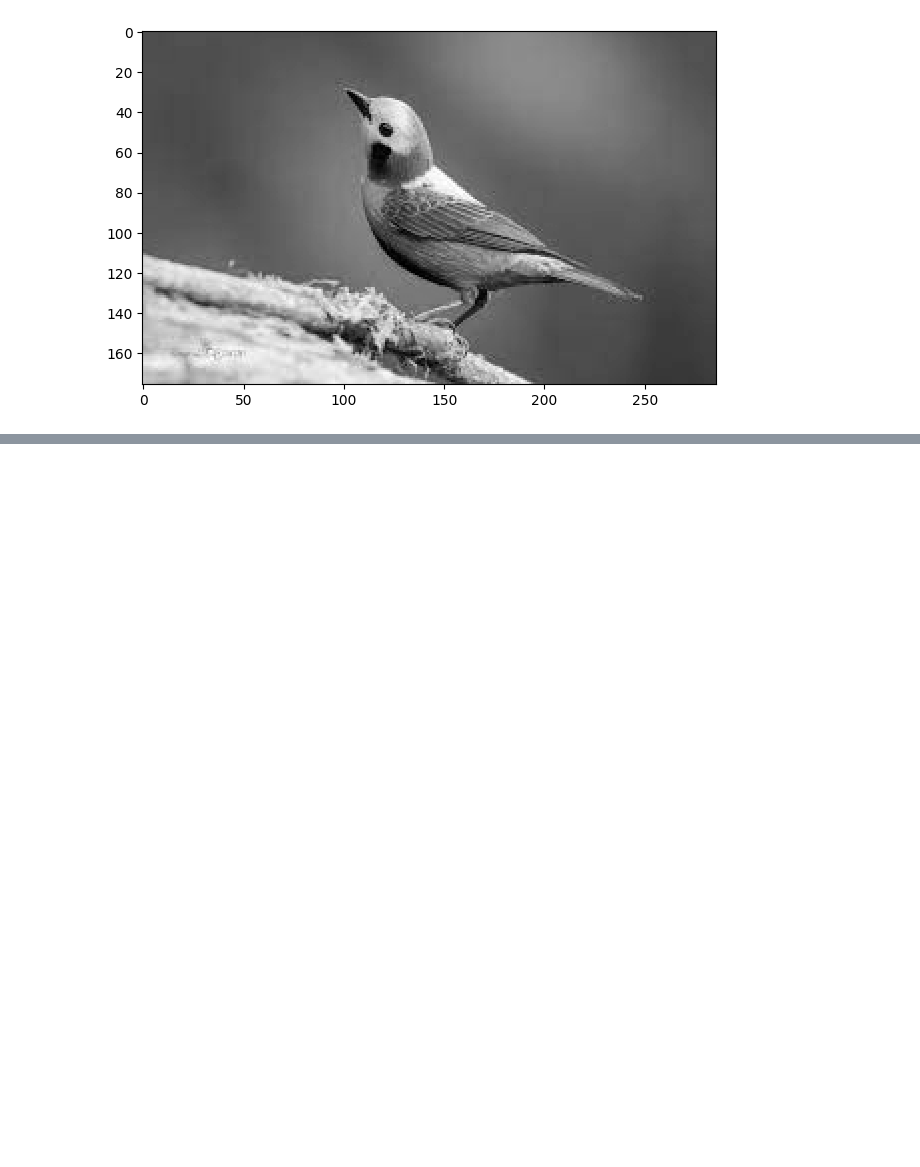
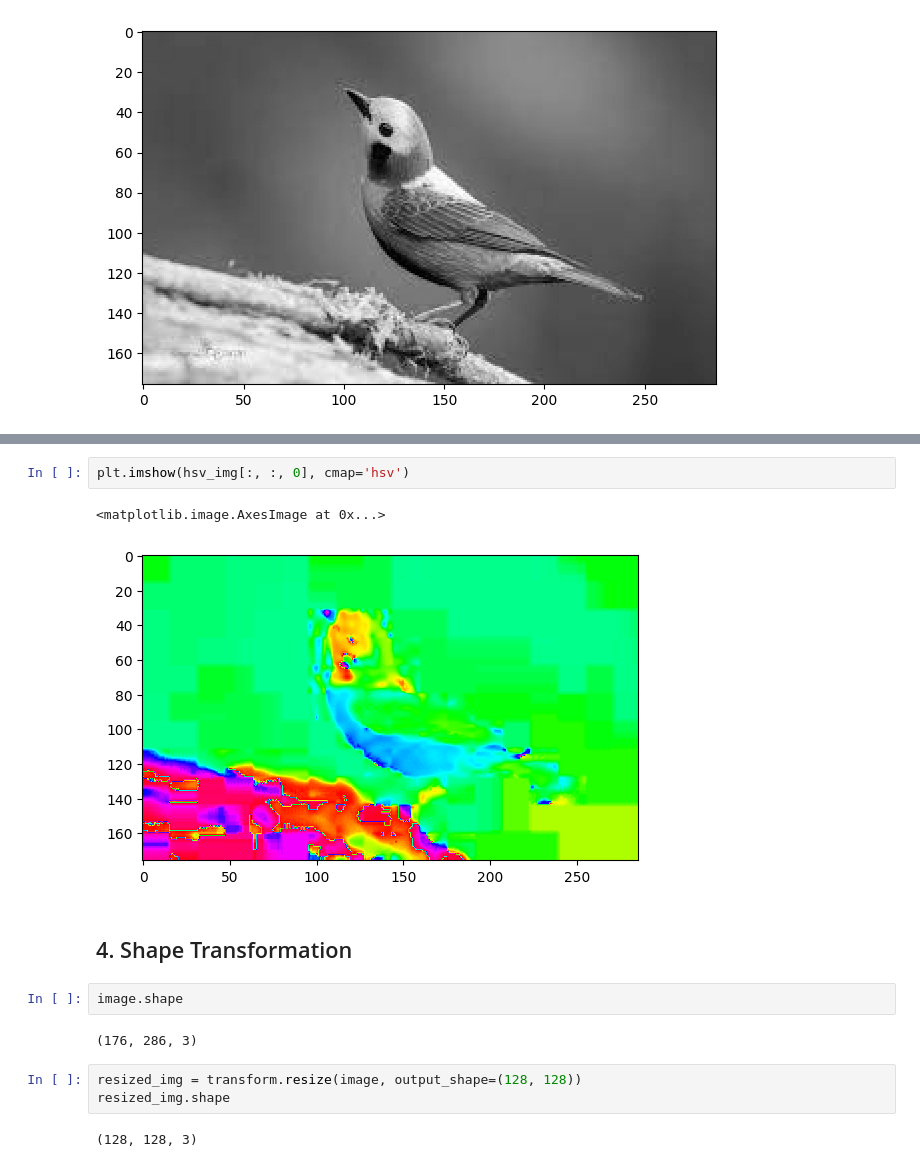
Before and after one commit to raihan-ahmed-dip/MLDS_1020, a Jupyter notebook: Image_Processing/image_processing.ipynb, the cells around one changed output, grey strips where cells are left out. Drawn from its saved outputs; the diff is of its cells as text; blank space fills up the shorter version.

```diff
--- a/Image_Processing/image_processing.ipynb
+++ b/Image_Processing/image_processing.ipynb
@@ -84,0 +128,16 @@ io.imshow(image)
+# %%
+plt.imshow(hsv_img[:, :, 0], cmap='hsv')
+# %% [output]
+<matplotlib.image.AxesImage at 0x...>
+[figure, added]
+# %% [markdown]
+## 4. Shape Transformation
+# %%
+image.shape
+# %% [output]
+(176, 286, 3)
+# %%
+resized_img = transform.resize(image, output_shape=(128, 128))
+resized_img.shape
+# %% [output]
+(128, 128, 3)
```
Also changed, not shown: parts of 19 cells of this notebook.
